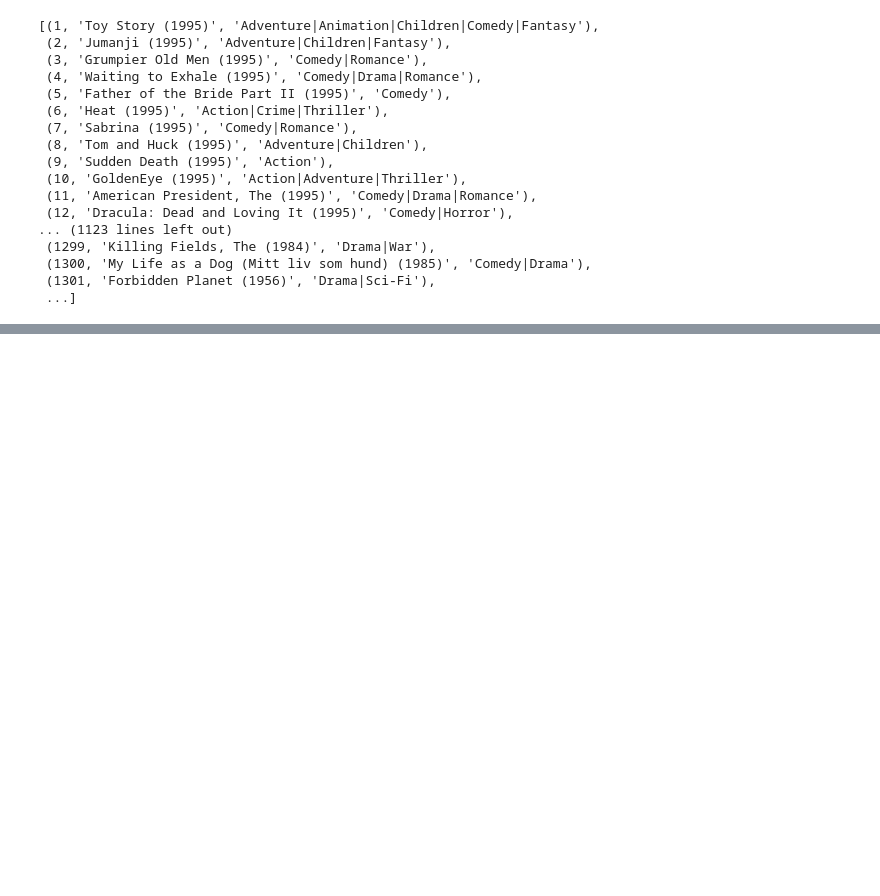
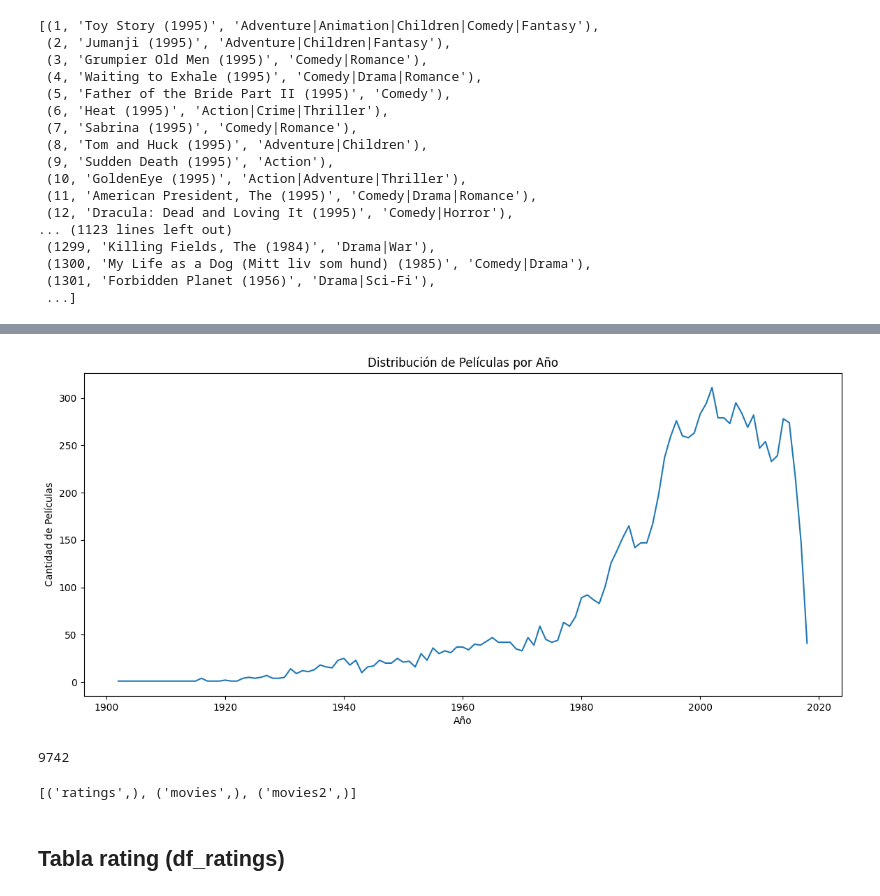
Before and after one commit to josedavidm12/sistemas_recomendacion, a Jupyter notebook: b_exploración_limpieza.ipynb, the cells around one changed output, grey strips where cells are left out. Saved outputs shown, nothing was run; the diff lists cells and outputs as text; code cells hidden in the pictures; blank space fills up the shorter version.

```diff
--- a/b_exploración_limpieza.ipynb
+++ b/b_exploración_limpieza.ipynb
@@ -217,0 +189,6 @@ dtype: int64
+# %%
+## Análisis de los años de las películas
+# Peliculas sin año de identificacion y rango de años
+df_movies['year'] = df_movies['title'].str.extract(r'\((\d{4})\)').astype('float') # Vamos a agregar una nueva columna con el año a df_movies
+print(f"Rango de años: {df_movies['year'].min():.0f} - {df_movies['year'].max():.0f}")
+print(f"Películas sin año identificado: {df_movies['year'].isna().sum()}")
@@ -217,0 +198,4 @@ dtype: int64
+# %%
+##Cuantas peliculas hay por cada año
+year_counts = df_movies['year'].value_counts().sort_index()
+year_counts
@@ -217,0 +218,23 @@ dtype: int64
+# %%
+# Gráfica de distribución de películas por cada año
+plt.figure(figsize=(14, 6))
+year_counts.plot(kind='line')
+plt.title('Distribución de Películas por Año')
+plt.xlabel('Año')
+plt.ylabel('Cantidad de Películas')
+plt.show()
+# %% [output]
+[figure, added]
+# %%
+ #Vamos a guardar esta nueva tabla en la base de datos como movies2 de tal forma que ya tengamos una columna aparte con el año que puede ser útil
+df_movies.to_sql('movies2', conn, if_exists='replace', index=False)
+# %% [output]
+9742
+# %%
+## Verificación de que quedara guardada
+cur.execute("SELECT name FROM sqlite_master where type='table'")
+cur.fetchall()
+# %% [output]
+[('ratings',), ('movies',), ('movies2',)]
+# %% [markdown]
+## Tabla rating (df_ratings)
```
Also changed, not shown: parts of 47 cells of this notebook, 2 other files.
